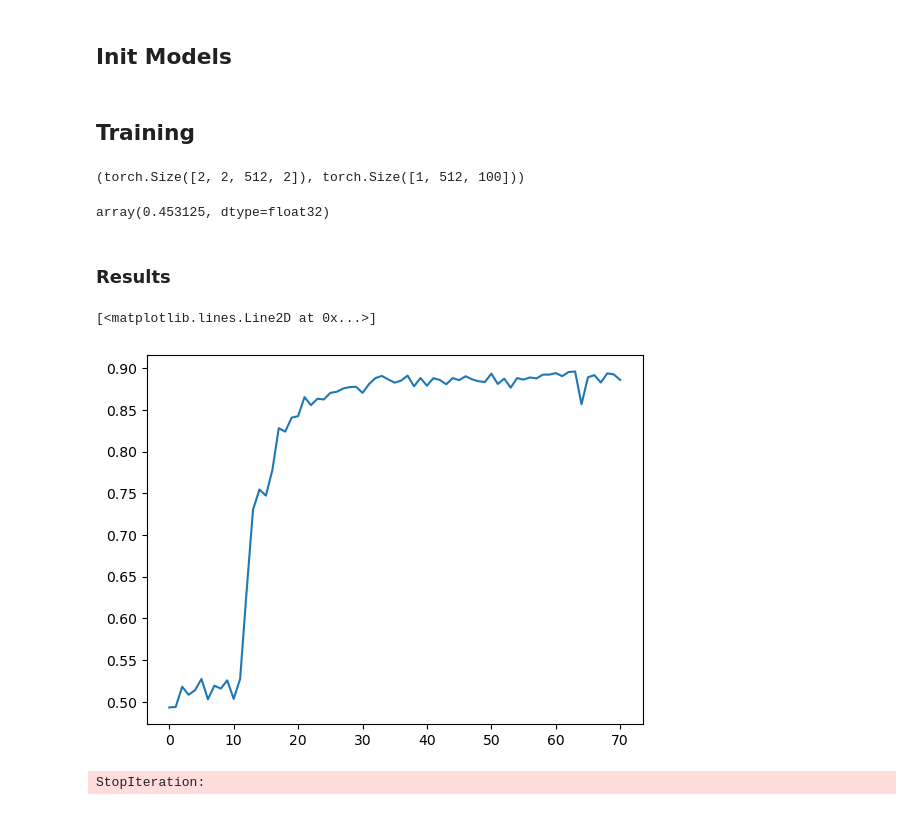
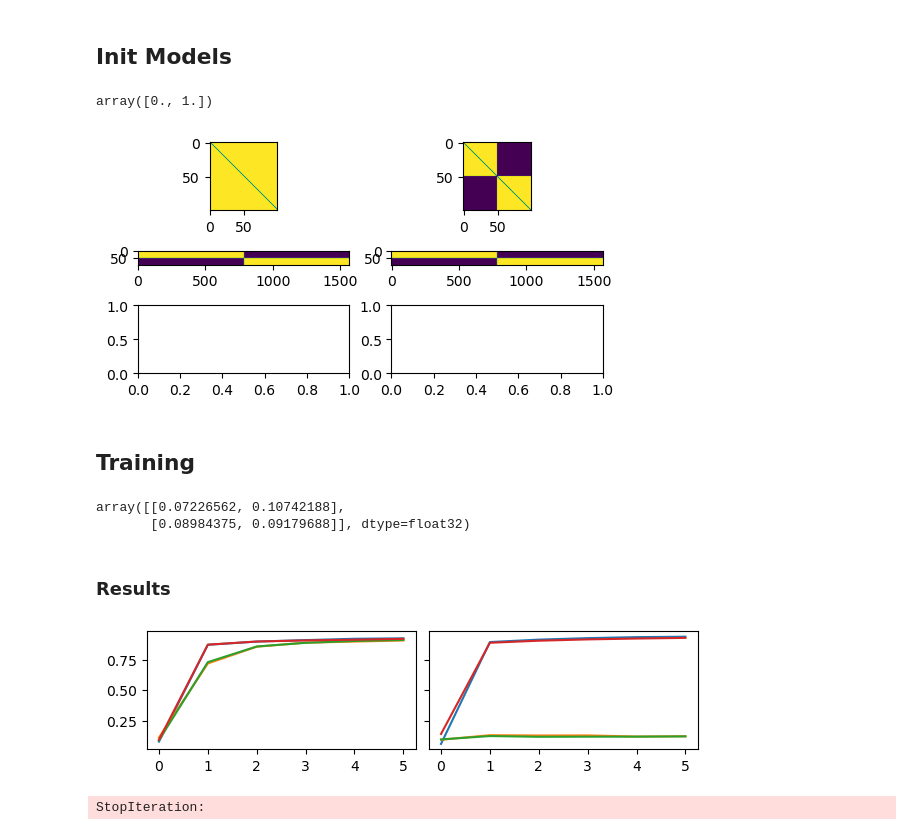
Before and after one commit to GabrielBena/specialization-dynamics, a Jupyter notebook: scripts/simple_code.ipynb, the cells around one changed output. Cells and saved outputs as stored; diff of their text form; code cells hidden in the pictures.

Commit message:
retraining metric, random timing figure, multi-objectives

```diff
--- a/scripts/simple_code.ipynb
+++ b/scripts/simple_code.ipynb
@@ -23,7 +26,7 @@ batch_size = 512
 n_agents = 2
 n_classes_per_digit = 10
 n_classes = n_classes_per_digit * n_agents
-nb_steps = 2
+nb_steps = 5
 
 data_config = {
     # ------ Change if needed------
@@ -38,7 +41,7 @@ data_config = {
     "common_input": True,
     "cov_ratio": 1,
     "noise_ratio": 0.5,
-    "random_start": False,
+    "random_start": True,
     # ------ Leave as is -------
     "data_size": None,
     "fix_asym": True,
@@ -46,7 +49,6 @@ data_config = {
     "split_classes": True,
     "seed": np.random.randint(100),
     # --------------------------
-
 }
 # %%
 all_data = get_datasets("../data/", data_config)
@@ -111,3 +162,27 @@ optimizer = torch.optim.AdamW(model.parameters(), **optim_config)
+# %%
+# n_conns = np.unique(np.round(np.geomspace(1, n_hidden**2, 10, dtype=int) / n_hidden**2, 4))
+n_conns = np.array([0, n_hidden**2]) / n_hidden**2
+varying_params = {
+    "sparsity": n_conns[::-1]
+}
+all_varying_params = get_all_v_params(varying_params)
+configs = [copy_and_change_config(config, p) for p in all_varying_params]
+n_conns
+# %% [output]
+array([0., 1.])
+# %%
+models = [Community(config).to(device) for config in configs]
+
+optimizers = [
+    torch.optim.AdamW(model.parameters(), **config["optim"])
+    for model, config in zip(models, configs)
+]
+fig, axs = plt.subplots(3, len(models), figsize=(len(models)*3, 3))
+[ax.imshow((model.masks['comms_mask'] + model.masks['rec_mask']).cpu().numpy()) for model, ax in zip(models, axs[0])];
+[ax.imshow((model.masks['input_mask']).cpu().numpy()) for model, ax in zip(models, axs[1])];
+# [ax.imshow((model.masks['output_mask']).cpu().numpy()) for model, ax in zip(models, axs[2])];
+# %% [output]
+[figure, added]
 # %% [markdown]
 ## Training
 # %%
@@ -117,14 +192,12 @@ from dynspec.tasks import get_task_target
 # %%
 data, target = next(iter(loaders[1]))
 data, _ = process_data(data, data_config)
-data = data.to(device)
-out, states = model(data)
-out.shape, states.shape # (nb_steps x n_agents (if not common readout) x batch_size x out_size), (n_layers x bacth_size x n_agents x hidden_size)
+data, target = data.to(device), target.to(device)
+out, _ = models[0](data)
-# %% [output]
-(torch.Size([2, 2, 512, 2]), torch.Size([1, 512, 100]))
 # %%
 output, _ = get_decision(out, *decision)
-t_target = get_task_target(target, task, data_config["n_classes_per_digit"]).to(device)
-get_acc(output, t_target)
+t_target = get_task_target(target, task, data_config["n_classes_per_digit"])
+get_acc(output, t_target, use_both=decision[1] == 'both')[0]
 # %% [output]
-array(0.453125, dtype=float32)
+array([[0.07226562, 0.10742188],
+       [0.08984375, 0.09179688]], dtype=float32)
@@ -148,10 +259,16 @@ train_results = train_community(model, *loaders, optimizer, config, stop_acc=0.9
 # %% [markdown]
 ### Results
-# %%
-plt.plot(train_results["test_accs"])
-# %% [output]
-[<matplotlib.lines.Line2D at 0x...>]
-[figure, removed]
+# %%
+from math import sqrt, ceil
+n1, n2 = int(sqrt(len(configs))), int(ceil(sqrt(len(configs))))
+
+fig, axs = plt.subplots(
+    n1, n2, figsize=(3 * n2, n1*1.5), constrained_layout=True, sharey=True, sharex=True
+)
+
+[ax.plot(t["test_accs"].reshape(t['test_accs'].shape[0], -1)) for t, ax in zip(train_results, axs.flatten())];
+# %% [output]
+[figure, added]
 # %%
 raise StopIteration
 # %% [output]
```
Also changed, not shown: parts of 41 cells of this notebook, 4 other files.
